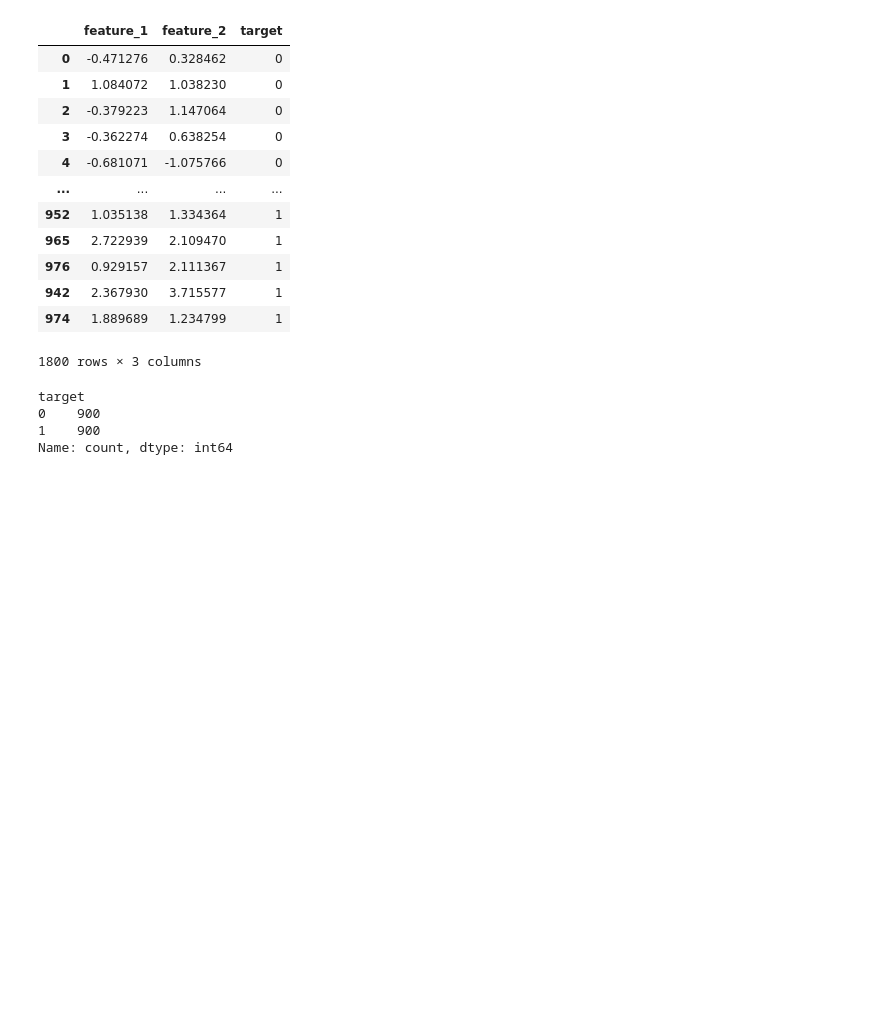
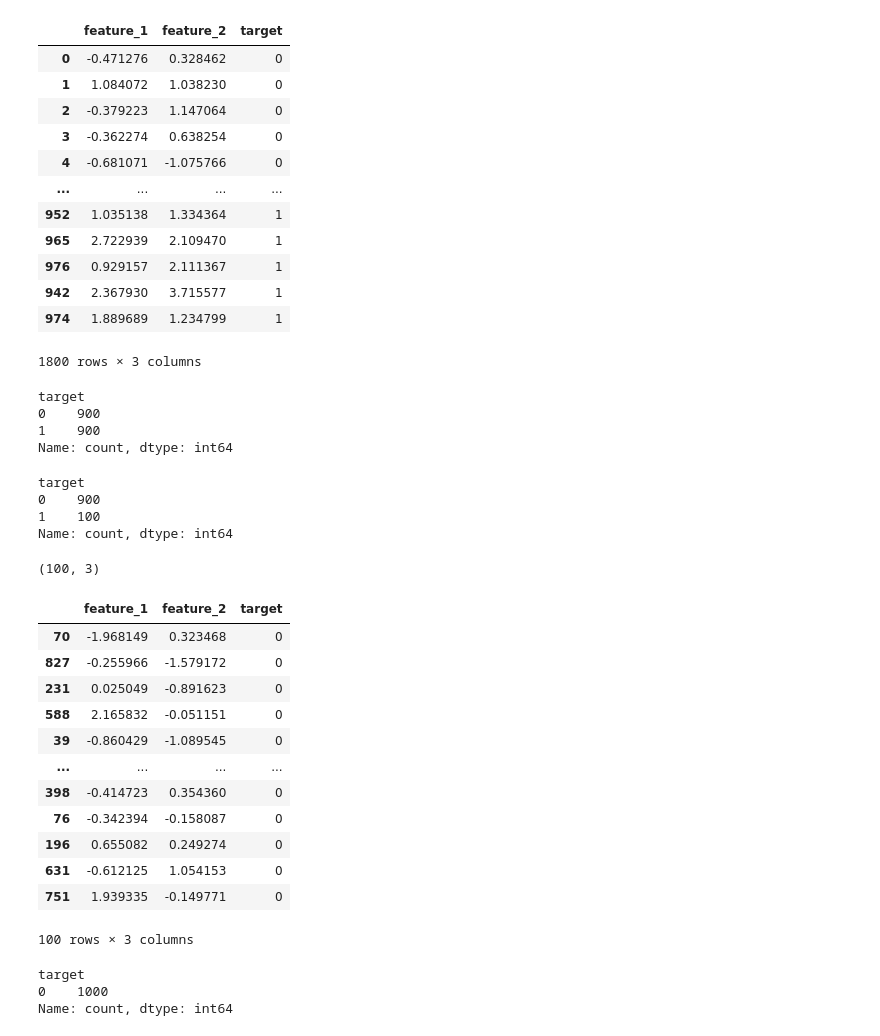
Before and after one commit to AnupDangi/DS_ML_DL_NLP_BOOTCAMP, a Jupyter notebook: MLCore/FeatureEngineering/Handling-Imbalanced-Dataset.ipynb, the cells around one changed output. Cells and saved outputs as stored; diff of their text form; code cells hidden in the pictures; blank space fills up the shorter version.

```diff
--- a/MLCore/FeatureEngineering/Handling-Imbalanced-Dataset.ipynb
+++ b/MLCore/FeatureEngineering/Handling-Imbalanced-Dataset.ipynb
@@ -125,0 +142,36 @@ n_class_1=n_samples -n_class_0
+# %%
+df['target'].value_counts()
+# %% [output]
+target
+0    900
+1    100
+Name: count, dtype: int64
+# %%
+from sklearn.utils import resample
+df_majority_downsampled=resample(df_majority,replace=False,n_samples=len(df_minority),random_state=42) ## sample with replacement
+# %%
+df_majority_downsampled.shape
+# %% [output]
+(100, 3)
+# %%
+df_downsampled=pd.concat([df_majority,df_majority_downsampled])
+# %% [output]
+|  | feature_1 | feature_2 | target |
+| 70 | -1.968149 | 0.323468 | 0 |
+| 827 | -0.255966 | -1.579172 | 0 |
+| 231 | 0.025049 | -0.891623 | 0 |
+| 588 | 2.165832 | -0.051151 | 0 |
+| 39 | -0.860429 | -1.089545 | 0 |
+| ... | ... | ... | ... |
+| 398 | -0.414723 | 0.354360 | 0 |
+| 76 | -0.342394 | -0.158087 | 0 |
+| 196 | 0.655082 | 0.249274 | 0 |
+| 631 | -0.612125 | 1.054153 | 0 |
+| 751 | 1.939335 | -0.149771 | 0 |
+100 rows × 3 columns
+# %%
+df_downsampled.target.value_counts()
+# %% [output]
+target
+0    1000
+Name: count, dtype: int64
```
Also changed, not shown: parts of 19 cells of this notebook, 11 other files.
